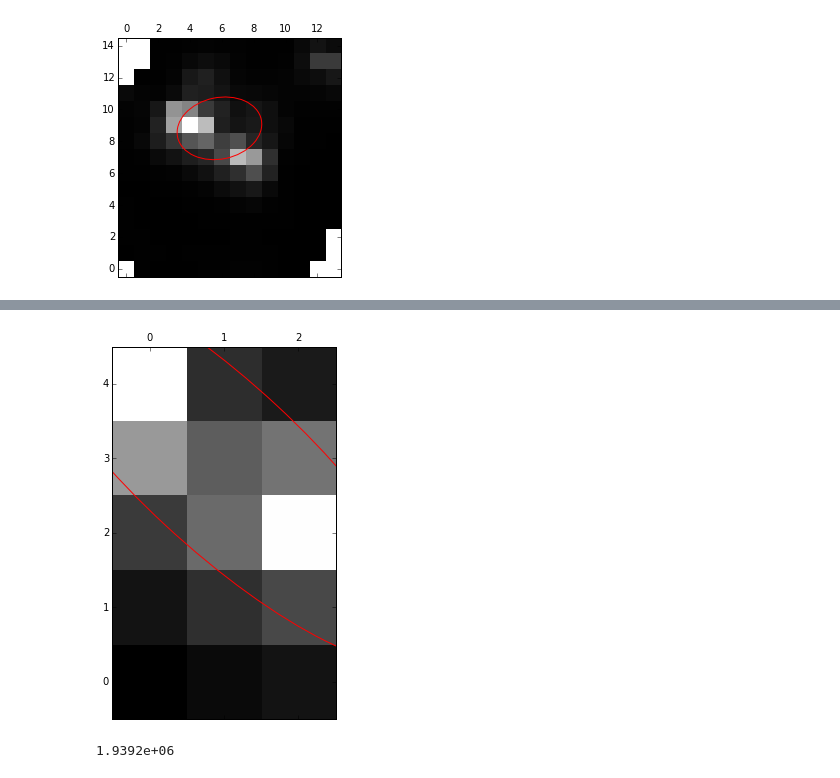
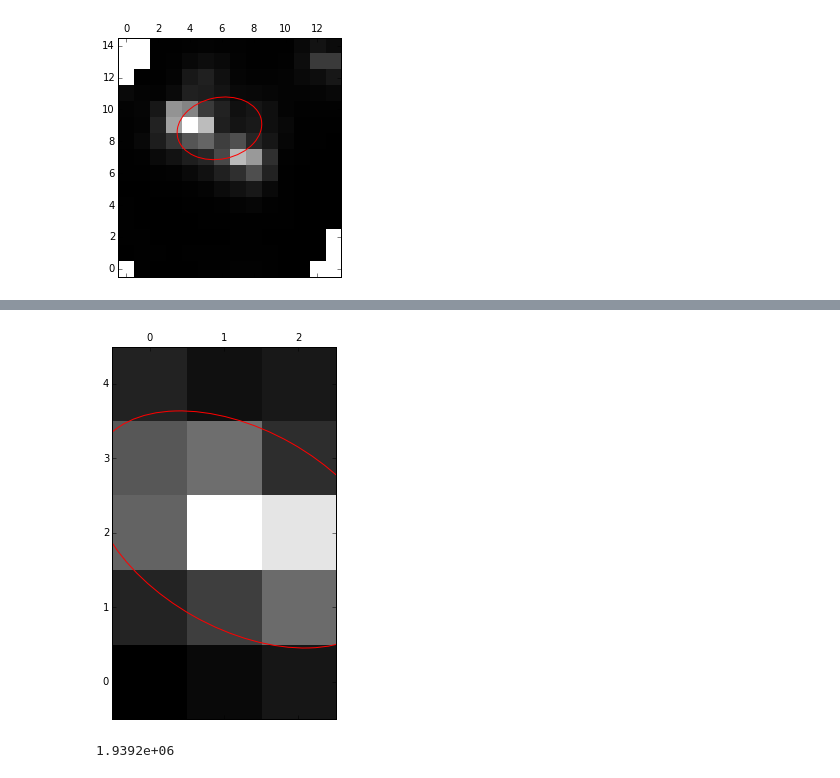
Before and after one commit to stephtdouglas/k2phot, a Jupyter notebook: centroid.ipynb, the cells around one changed output, grey strips where cells are left out. Saved outputs shown, nothing was run; the diff lists cells and outputs as text; code cells hidden in the pictures.

```diff
--- a/centroid.ipynb
+++ b/centroid.ipynb
@@ -177,7 +179,7 @@ find_ellip(filename, r=1)#, extents=[4,10,6,10])
   1 5.85104218115 8.81300985517 ...        1.92721043976 0.206500266946
 [figure]
 # %%
-cutout_kwargs = {"position":(sources[0]["xcentroid"], sources[0]["ycentroid"]),
+cutout_kwargs = {"position":(7,7),
                  "box_size":(5,3)}
 find_ellip(filename, cutout_kwargs=cutout_kwargs)
 # %% [output]
@@ -188,4 +190,4 @@ find_ellip(filename, cutout_kwargs=cutout_kwargs)
-[figure, old version]
+[figure, new version]
 # %%
 filename = "/home/stephanie/code/python/k2phot/tpf/ktwo202521690-c02_lpd-targ.fits.gz"
 table, times, pixels, maskmap, maskheader = tpf_io.get_data(filename)
```
Also changed, not shown: parts of 7 cells of this notebook.
